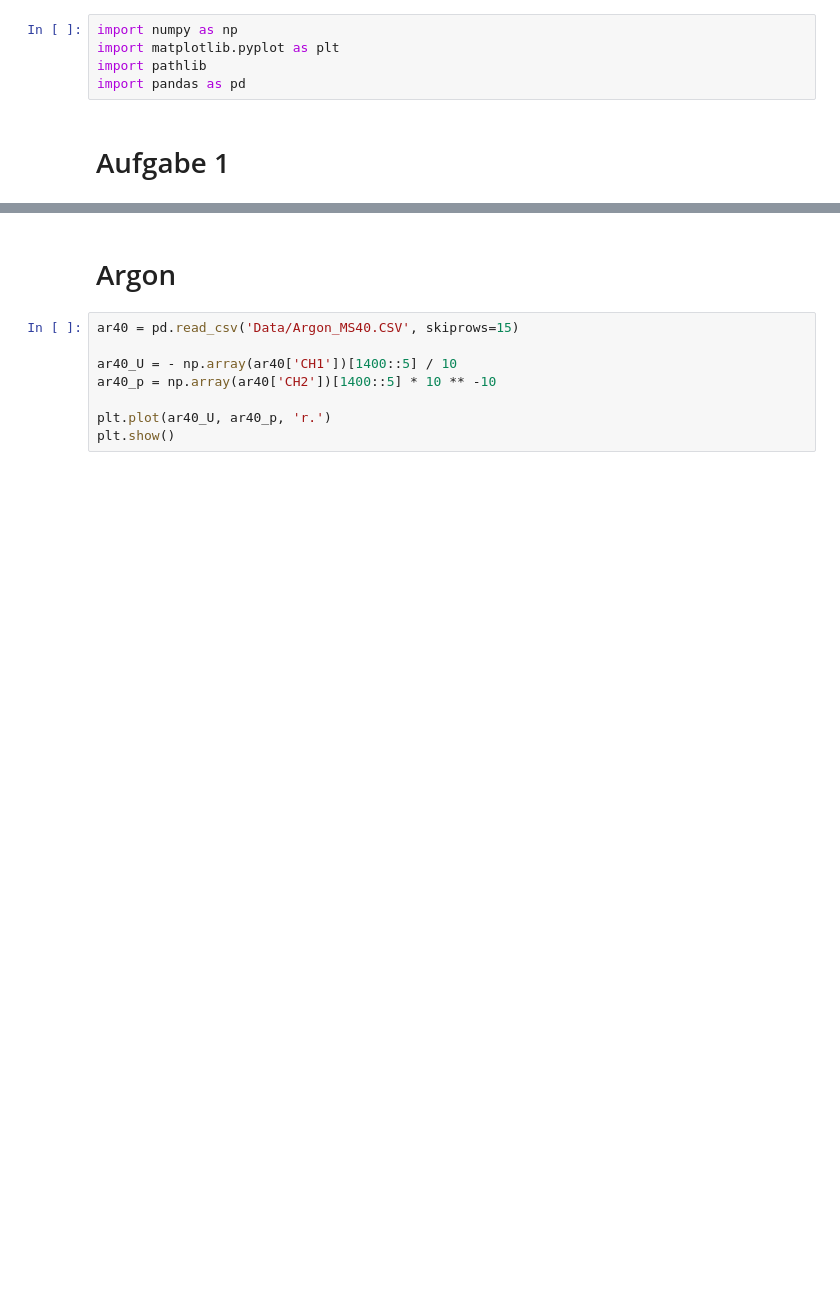
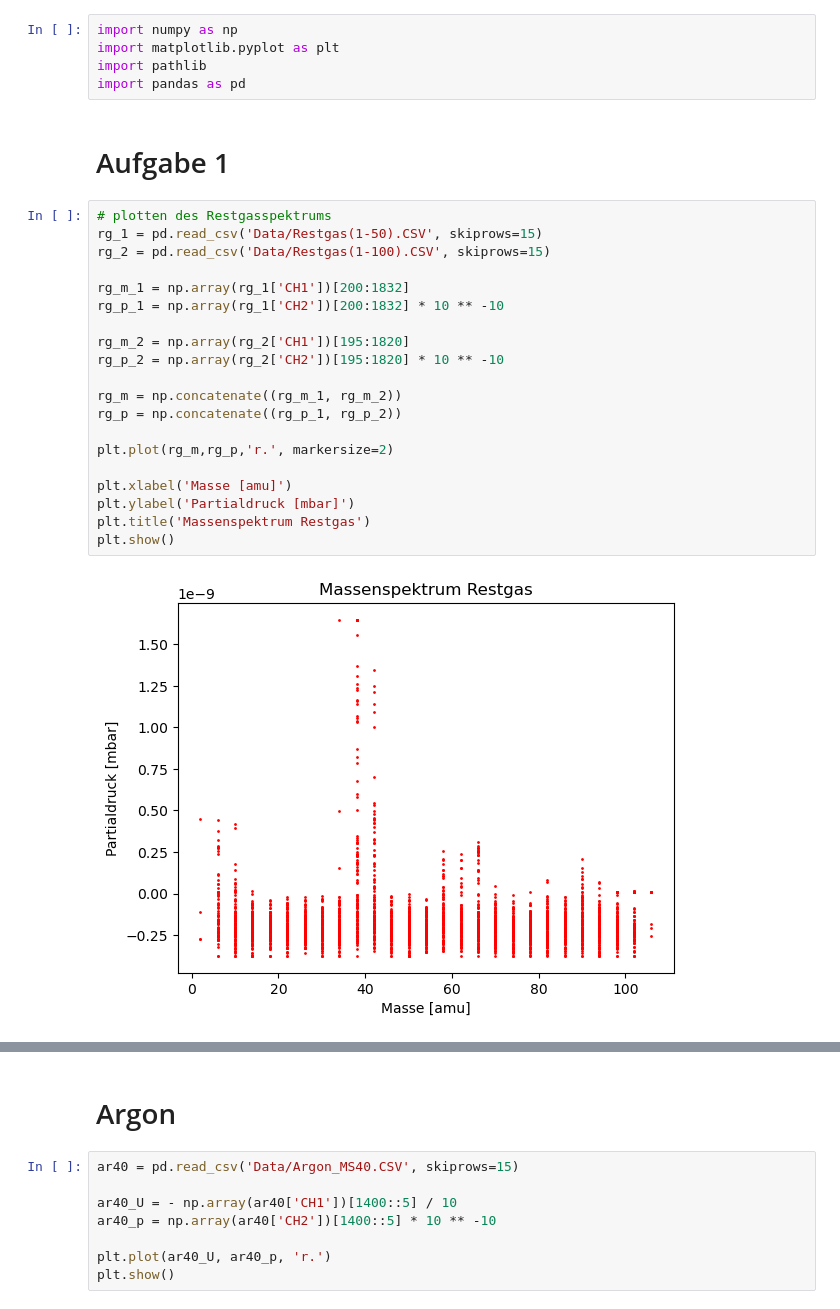
Before and after one commit to MRNock04/P3, a Jupyter notebook: Massenspektrometer/Auswertung.ipynb, the cells around one changed output, grey strips where cells are left out. Saved outputs shown, nothing was run; the diff lists cells and outputs as text; blank space fills up the shorter version.

```diff
--- a/Massenspektrometer/Auswertung.ipynb
+++ b/Massenspektrometer/Auswertung.ipynb
@@ -5,4 +5,26 @@ import pathlib
 import pandas as pd
 # %% [markdown]
 # Aufgabe 1
+# %%
+# plotten des Restgasspektrums
+rg_1 = pd.read_csv('Data/Restgas(1-50).CSV', skiprows=15)
+rg_2 = pd.read_csv('Data/Restgas(1-100).CSV', skiprows=15)
+
+rg_m_1 = np.array(rg_1['CH1'])[200:1832]
+rg_p_1 = np.array(rg_1['CH2'])[200:1832] * 10 ** -10
+
+rg_m_2 = np.array(rg_2['CH1'])[195:1820]
+rg_p_2 = np.array(rg_2['CH2'])[195:1820] * 10 ** -10
+
+rg_m = np.concatenate((rg_m_1, rg_m_2))
+rg_p = np.concatenate((rg_p_1, rg_p_2))
+
+plt.plot(rg_m,rg_p,'r.', markersize=2)
+
+plt.xlabel('Masse [amu]')
+plt.ylabel('Partialdruck [mbar]')
+plt.title('Massenspektrum Restgas')
+plt.show()
+# %% [output]
+[figure, added]
 # %%
```
Also changed, not shown: parts of 5 cells of this notebook, 4 other files.
